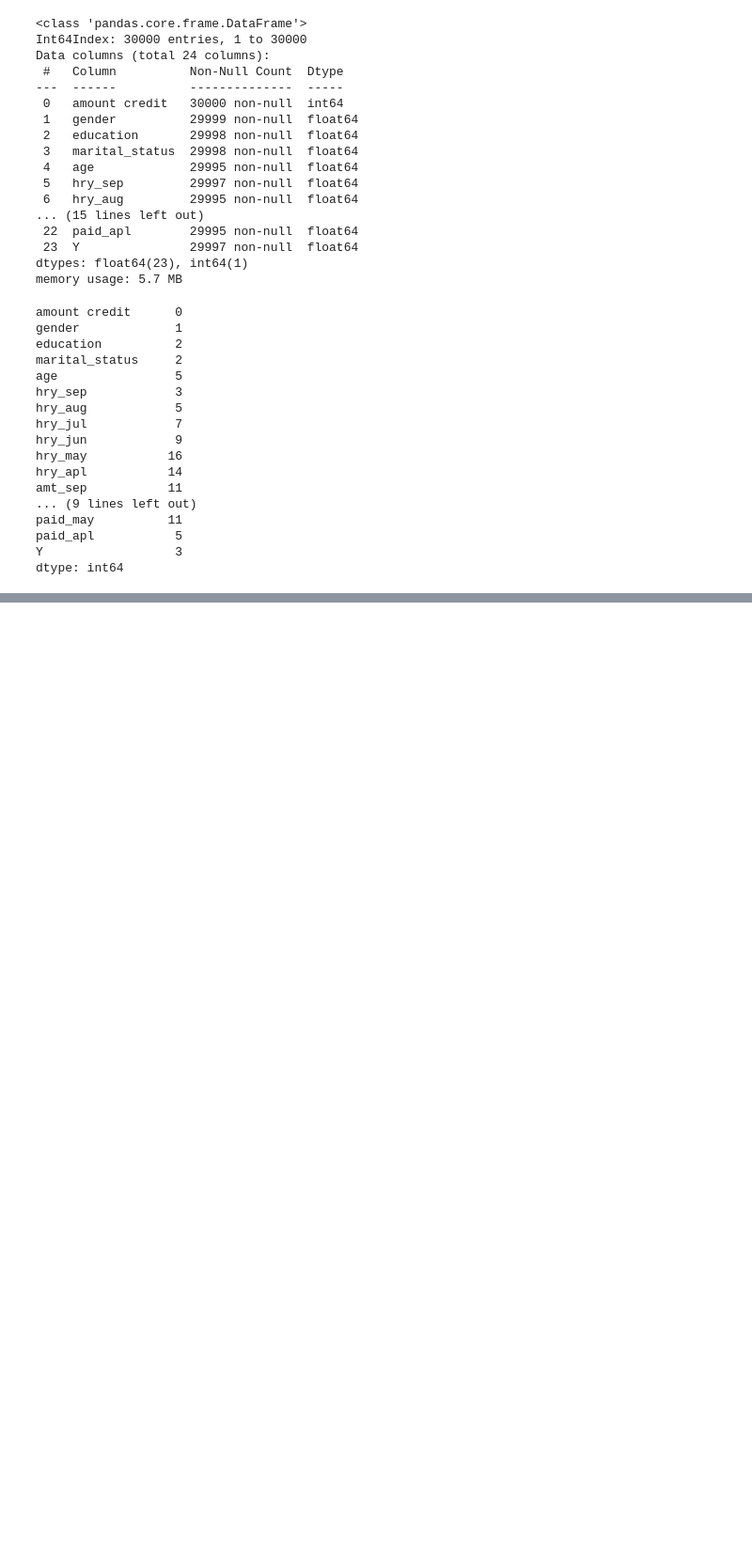
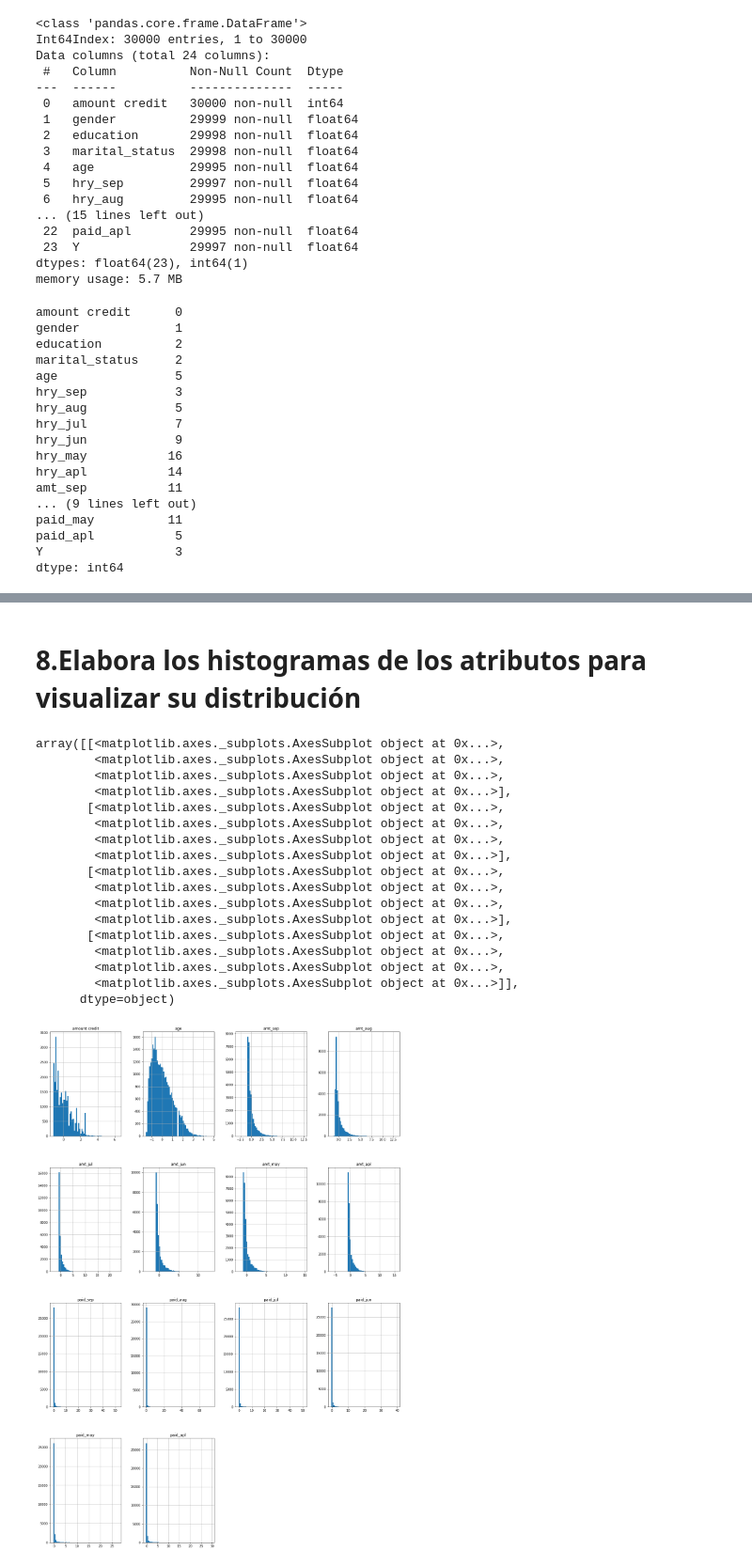
Before and after one commit to PosgradoMNA/actividades-de-aprendizaje-Emerson-JRM, a Jupyter notebook: Actividad Semanal -- 6, visualización.ipynb, the cells around one changed output, grey strips where cells are left out. Shown: that part at 94% size. Cells and saved outputs as stored; diff of their text form; code cells hidden in the pictures; blank space fills up the shorter version.

```diff
--- a/Actividad Semanal -- 6, visualización.ipynb
+++ b/Actividad Semanal -- 6, visualización.ipynb
@@ -155,0 +725,23 @@ dtype: int64
+# %% [markdown]
+# **8.Elabora los histogramas de los atributos para visualizar su distribución**
+# %%
+scaled_df_imp.hist(bins = 60, figsize=(20,30))
+# %% [output]
+array([[<matplotlib.axes._subplots.AxesSubplot object at 0x...>,
+        <matplotlib.axes._subplots.AxesSubplot object at 0x...>,
+        <matplotlib.axes._subplots.AxesSubplot object at 0x...>,
+        <matplotlib.axes._subplots.AxesSubplot object at 0x...>],
+       [<matplotlib.axes._subplots.AxesSubplot object at 0x...>,
+        <matplotlib.axes._subplots.AxesSubplot object at 0x...>,
+        <matplotlib.axes._subplots.AxesSubplot object at 0x...>,
+        <matplotlib.axes._subplots.AxesSubplot object at 0x...>],
+       [<matplotlib.axes._subplots.AxesSubplot object at 0x...>,
+        <matplotlib.axes._subplots.AxesSubplot object at 0x...>,
+        <matplotlib.axes._subplots.AxesSubplot object at 0x...>,
+        <matplotlib.axes._subplots.AxesSubplot object at 0x...>],
+       [<matplotlib.axes._subplots.AxesSubplot object at 0x...>,
+        <matplotlib.axes._subplots.AxesSubplot object at 0x...>,
+        <matplotlib.axes._subplots.AxesSubplot object at 0x...>,
+        <matplotlib.axes._subplots.AxesSubplot object at 0x...>]],
+      dtype=object)
+[figure, added]
```
Also changed, not shown: parts of 74 cells of this notebook.
